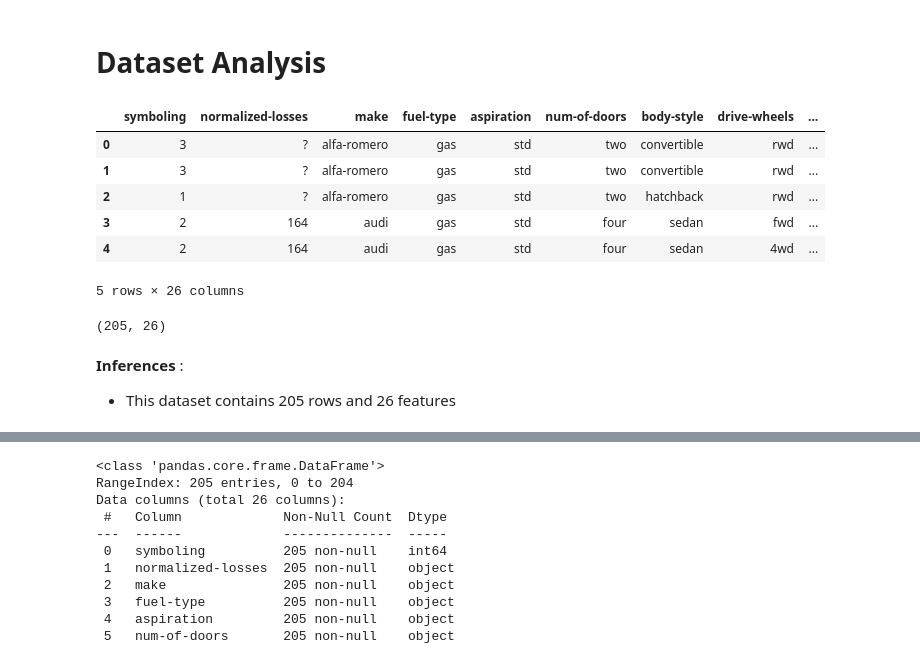
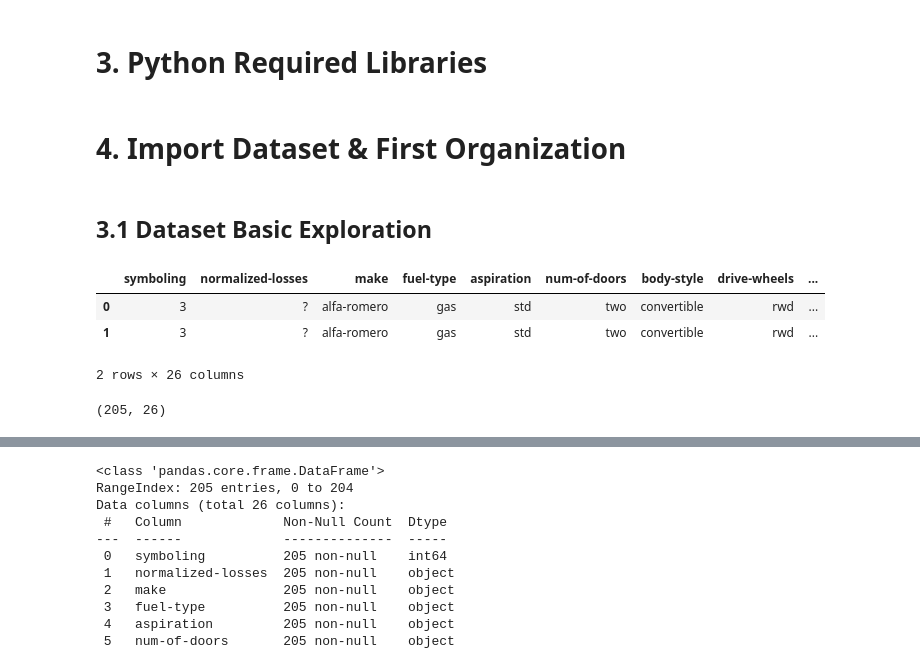
Before and after one commit to mohammadreza-mohammadi94/DataAnalysis-And-MachineLearning, a Jupyter notebook: Automobile Dataset/Automobile.ipynb, the cells around one changed output, grey strips where cells are left out. Cells and saved outputs as stored; diff of their text form; code cells hidden in the pictures.

```diff
--- a/Automobile Dataset/Automobile.ipynb
+++ b/Automobile Dataset/Automobile.ipynb
@@ -1,3 +113,5 @@
+# %% [markdown]
+# 3. Python Required Libraries <a id=4></a>
 # %%
 import pandas as pd
 import numpy as np
@@ -8,19 +122,19 @@ import warnings
 
 warnings.filterwarnings("ignore", "is_categorical_dtype")
 warnings.filterwarnings("ignore", "use_inf_as_na")
+# %% [markdown]
+# 4. Import Dataset & First Organization <a id=5></a>
 # %%
 # import dataset
 df = pd.read_csv("Automobile_data.csv")
 # %% [markdown]
-# Dataset Analysis
+## 3.1 Dataset Basic Exploration <a id=6></a>
 # %%
-df.head()
+# Analyzing Dataset structure
+df.head(2)
 # %% [output]
 |  | symboling | normalized-losses | make | fuel-type | aspiration | num-of-doors | body-style | drive-wheels | ... |
 | 0 | 3 | ? | alfa-romero | gas | std | two | convertible | rwd | ... |
 | 1 | 3 | ? | alfa-romero | gas | std | two | convertible | rwd | ... |
-| 2 | 1 | ? | alfa-romero | gas | std | two | hatchback | rwd | ... |
-| 3 | 2 | 164 | audi | gas | std | four | sedan | fwd | ... |
-| 4 | 2 | 164 | audi | gas | std | four | sedan | 4wd | ... |
-5 rows × 26 columns
+2 rows × 26 columns
 # %%
@@ -27,6 +142,3 @@ df.head()
 df.shape
 # %% [output]
 (205, 26)
-# %% [markdown]
-__Inferences__ :
-* This dataset contains 205 rows and 26 features
```
Also changed, not shown: parts of 72 cells of this notebook.
